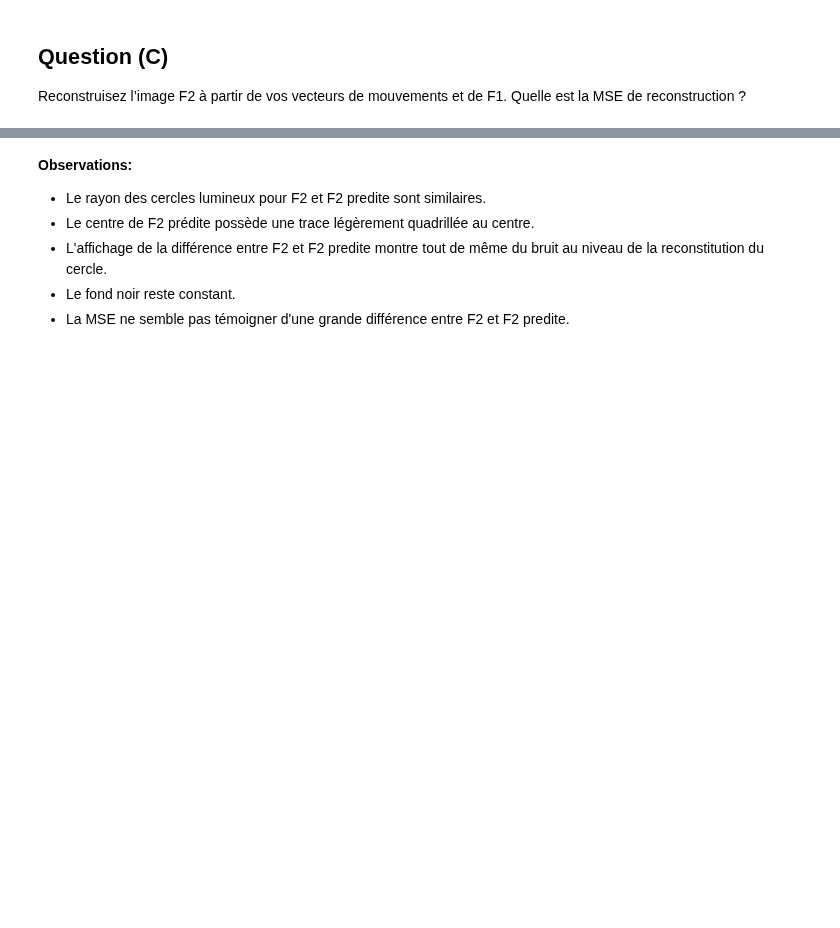
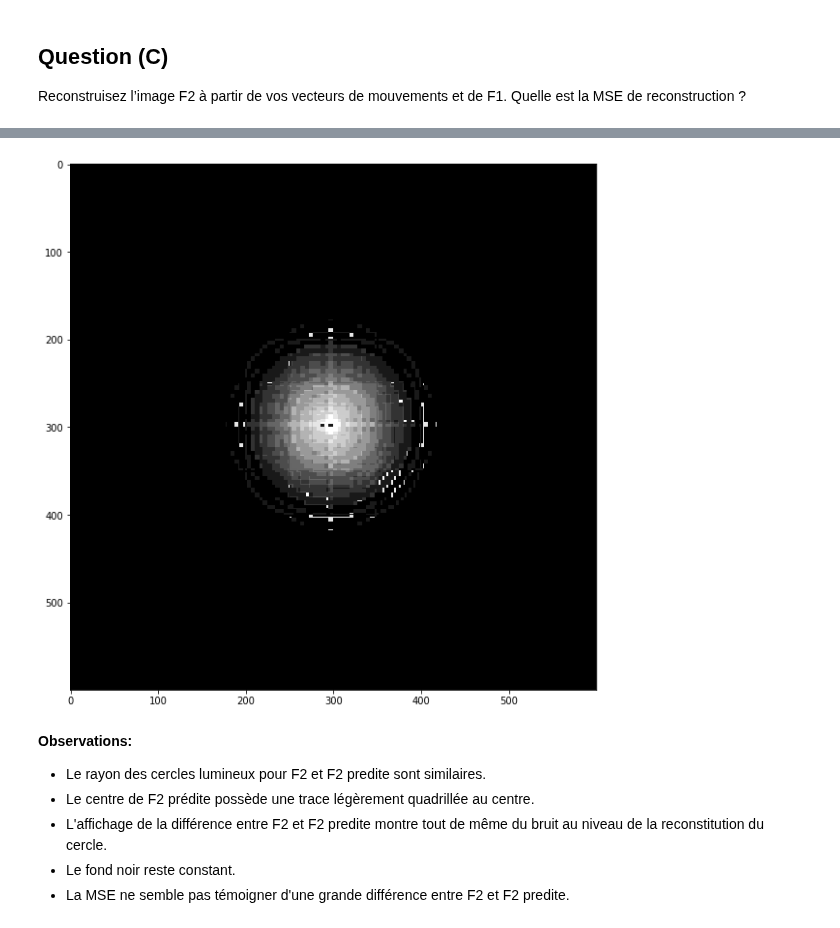
Before and after one commit to Bast-94/cv-practical-works-2023, a Jupyter notebook: tp2/notebook.ipynb, the cells around one changed output, grey strips where cells are left out. Cells and saved outputs as stored; diff of their text form; code cells hidden in the pictures; blank space fills up the shorter version.

```diff
--- a/tp2/notebook.ipynb
+++ b/tp2/notebook.ipynb
@@ -235,3 +224,9 @@ Difference between f2 and predicted f2 :
+# %%
+predicted_f2_mse = backward_estimator.f1.astype(int) + diff.astype(int)
+predicted_f2_mse = predicted_f2_mse.astype(np.uint8)
+display_image(predicted_f2_mse)
+# %% [output]
+[figure, added]
 # %% [markdown]
 **Observations:**
 - Le rayon des cercles lumineux pour F2 et F2 predite sont similaires.
```
Also changed, not shown: parts of 9 cells of this notebook.
